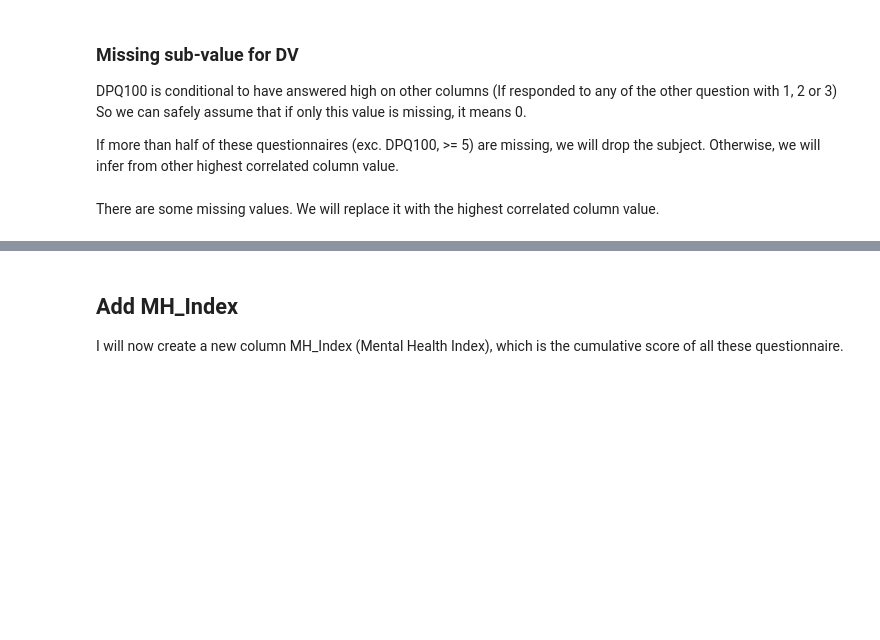
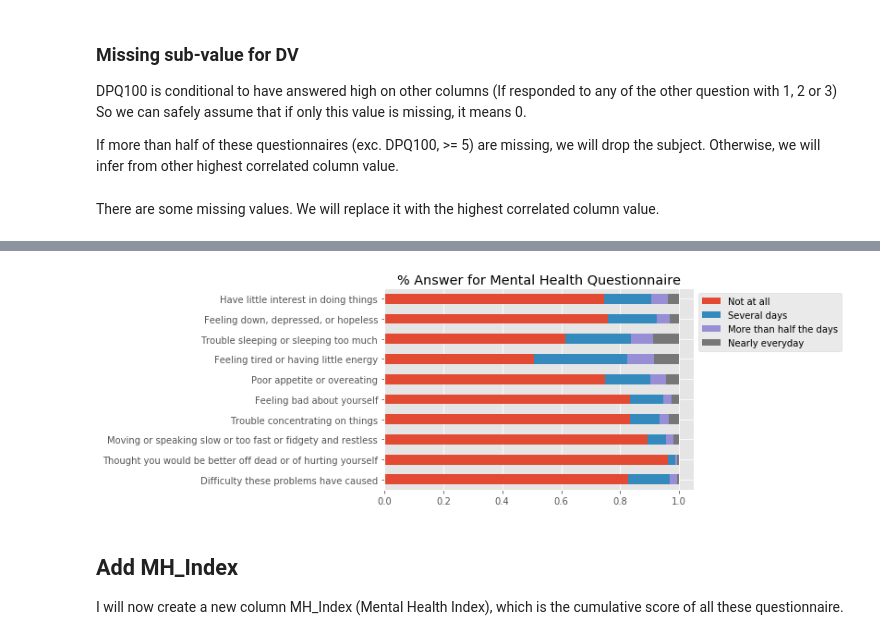
Before and after one commit to stereopickle/mental_health_index, a Jupyter notebook: 001.Linear_Regression_NHANES_data.ipynb, the cells around one changed output, grey strips where cells are left out. Saved outputs shown, nothing was run; the diff lists cells and outputs as text; code cells hidden in the pictures; blank space fills up the shorter version.

Commit message:
rewrote some languages in README, fixed the questionnair graphic

```diff
--- a/001.Linear_Regression_NHANES_data.ipynb
+++ b/001.Linear_Regression_NHANES_data.ipynb
@@ -164,3 +148,27 @@ DPQ = DPQ.dropna(axis = 0)
+# %%
+plt.style.use('ggplot')
+
+tmp.T.plot(kind = 'barh', stacked = True)
+plt.legend(['Not at all', 'Several days', 'More than half the days', 'Nearly everyday'],
+          bbox_to_anchor=(1, 1))
+plt.yticks([0, 1, 2, 3, 4, 5, 6, 7, 8, 9],
+           ['Have little interest in doing things',
+            'Feeling down, depressed, or hopeless',
+            'Trouble sleeping or sleeping too much' ,
+            'Feeling tired or having little energy',
+            'Poor appetite or overeating',
+            'Feeling bad about yourself',
+            'Trouble concentrating on things',
+            'Moving or speaking slow or too fast or fidgety and restless',
+            'Thought you would be better off dead or of hurting yourself',
+            'Difficulty these problems have caused'])
+plt.title('% Answer for Mental Health Questionnaire')
+
+plt.gca().invert_yaxis()
+plt.savefig('PNG/p_answers_pop.png', dpi=150, bbox_inches='tight')
+plt.show()
+# %% [output]
+[figure, added]
 # %% [markdown]
 ## Add MH_Index
 I will now create a new column MH_Index (Mental Health Index), which is the cumulative score of all these questionnaire.
```
Also changed, not shown: parts of 7 cells of this notebook, 2 other files.
